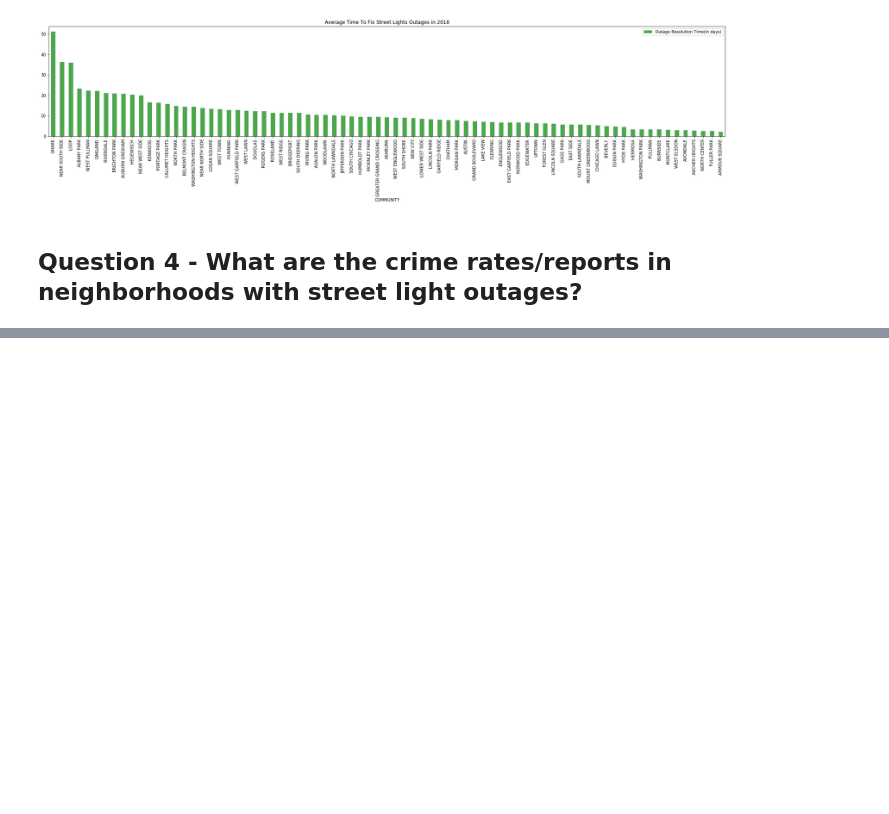
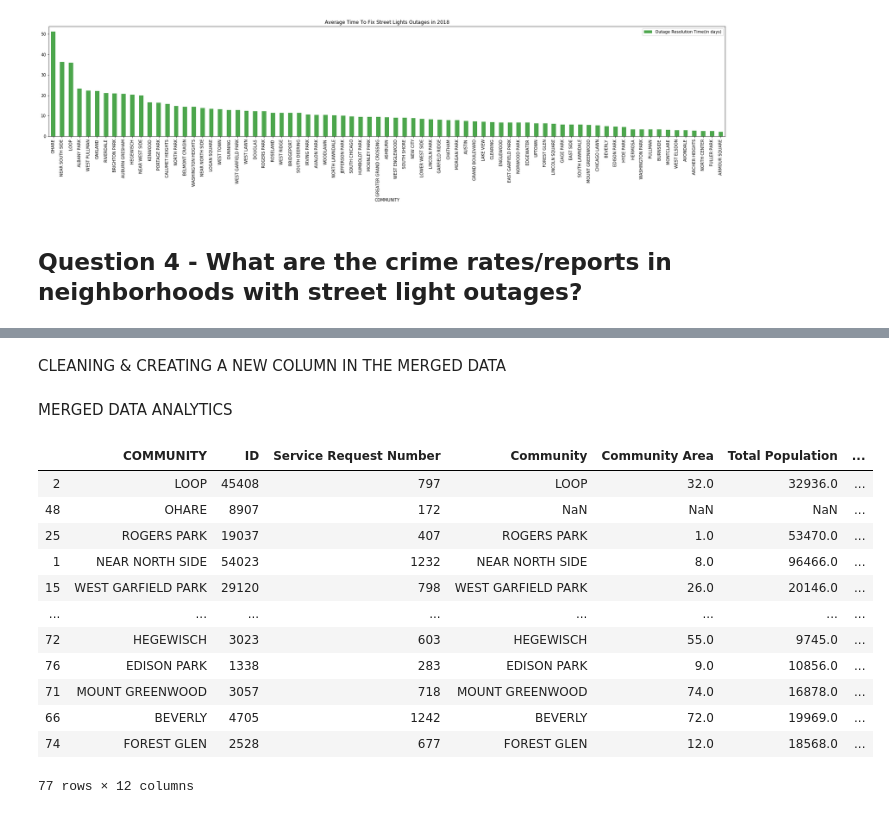
Before and after one commit to abejones26/Street-Lights, a Jupyter notebook: street-light-outages-crime-analysis.ipynb, the cells around one changed output, grey strips where cells are left out. Saved outputs shown, nothing was run; the diff lists cells and outputs as text; code cells hidden in the pictures; blank space fills up the shorter version.

```diff
--- a/street-light-outages-crime-analysis.ipynb
+++ b/street-light-outages-crime-analysis.ipynb
@@ -324,0 +502,13 @@ plt.savefig("Charts/average_time_chart_2018.png", bbox_inches = 'tight')
+# %%
+#Total number of requests by community area
+s_bycomm=street_comm.groupby(['COMMUNITY'])['Service Request Number'].count().reset_index()
+s_bycomm.head()
+
+#Total number of requests by year
+s_byyear=street_comm.groupby(['Year'])['Service Request Number'].count().reset_index()
+
+#Total number of requests by year by month
+s_byyear_bymonth=street_comm.groupby(['Year','Month'])['Service Request Number'].count().reset_index()
+
+#Total number of requests by community area by year
+s_bycomm_byyear=street_comm.groupby(['COMMUNITY','Year'])['Service Request Number'].count().reset_index()
@@ -324,0 +520,2 @@ plt.savefig("Charts/average_time_chart_2018.png", bbox_inches = 'tight')
+# %% [markdown]
+CLEANING & CREATING A NEW COLUMN IN THE MERGED DATA
@@ -324,0 +525,2 @@ plt.savefig("Charts/average_time_chart_2018.png", bbox_inches = 'tight')
+# %% [markdown]
+MERGED DATA ANALYTICS
@@ -324,0 +537,20 @@ plt.savefig("Charts/average_time_chart_2018.png", bbox_inches = 'tight')
+# %%
+bycomm_pop
+# Notes:
+# Forest Glen (1:3.73)
+# Austin (1:31)
+# Loop (1:57)
+# %% [output]
+|  | COMMUNITY | ID | Service Request Number | Community | Community Area | Total Population | ... |
+| 2 | LOOP | 45408 | 797 | LOOP | 32.0 | 32936.0 | ... |
+| 48 | OHARE | 8907 | 172 | NaN | NaN | NaN | ... |
+| 25 | ROGERS PARK | 19037 | 407 | ROGERS PARK | 1.0 | 53470.0 | ... |
+| 1 | NEAR NORTH SIDE | 54023 | 1232 | NEAR NORTH SIDE | 8.0 | 96466.0 | ... |
+| 15 | WEST GARFIELD PARK | 29120 | 798 | WEST GARFIELD PARK | 26.0 | 20146.0 | ... |
+| ... | ... | ... | ... | ... | ... | ... | ... |
+| 72 | HEGEWISCH | 3023 | 603 | HEGEWISCH | 55.0 | 9745.0 | ... |
+| 76 | EDISON PARK | 1338 | 283 | EDISON PARK | 9.0 | 10856.0 | ... |
+| 71 | MOUNT GREENWOOD | 3057 | 718 | MOUNT GREENWOOD | 74.0 | 16878.0 | ... |
+| 66 | BEVERLY | 4705 | 1242 | BEVERLY | 72.0 | 19969.0 | ... |
+| 74 | FOREST GLEN | 2528 | 677 | FOREST GLEN | 12.0 | 18568.0 | ... |
+77 rows × 12 columns
```
Also changed, not shown: parts of 33 cells of this notebook, 9 other files.
